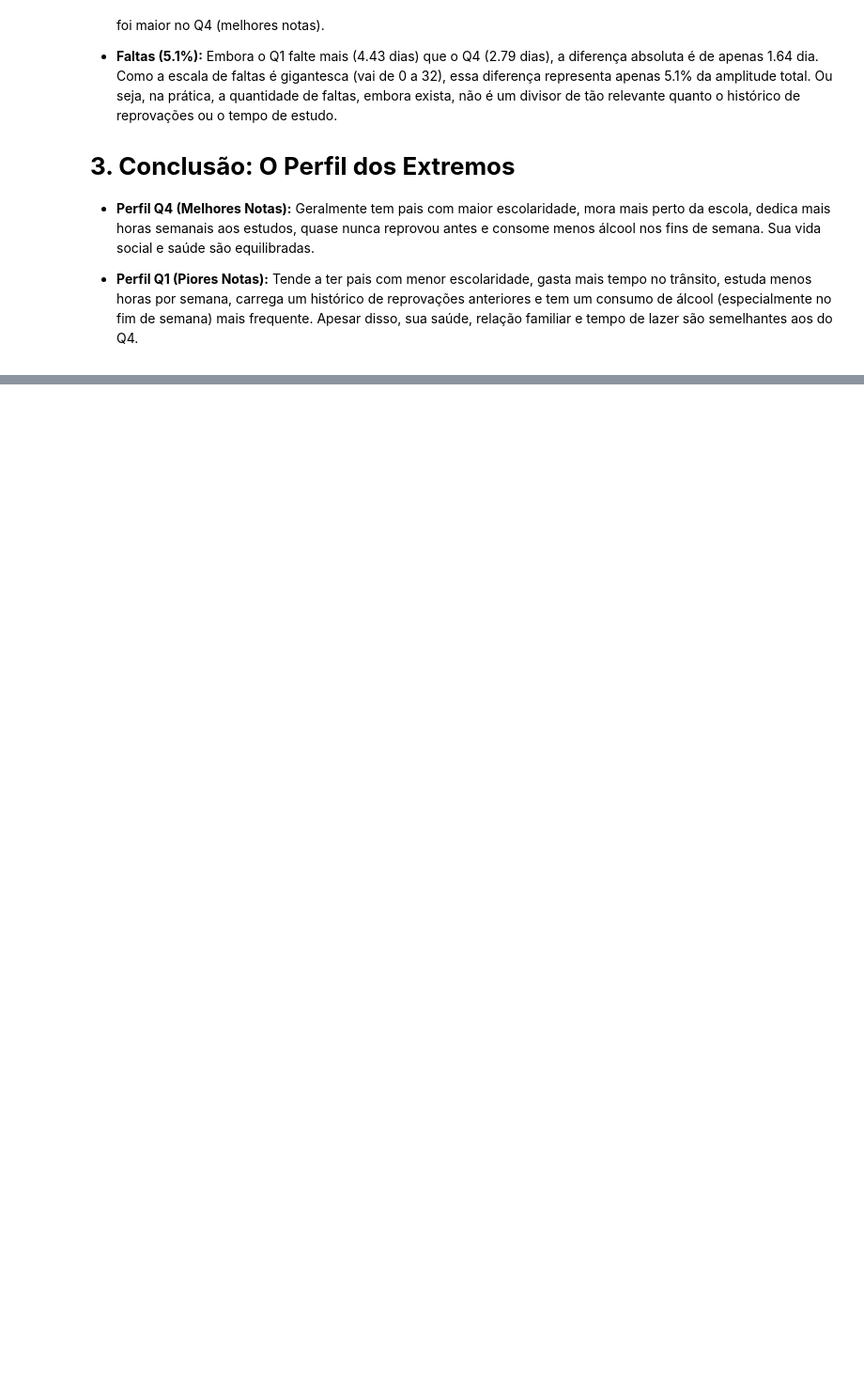
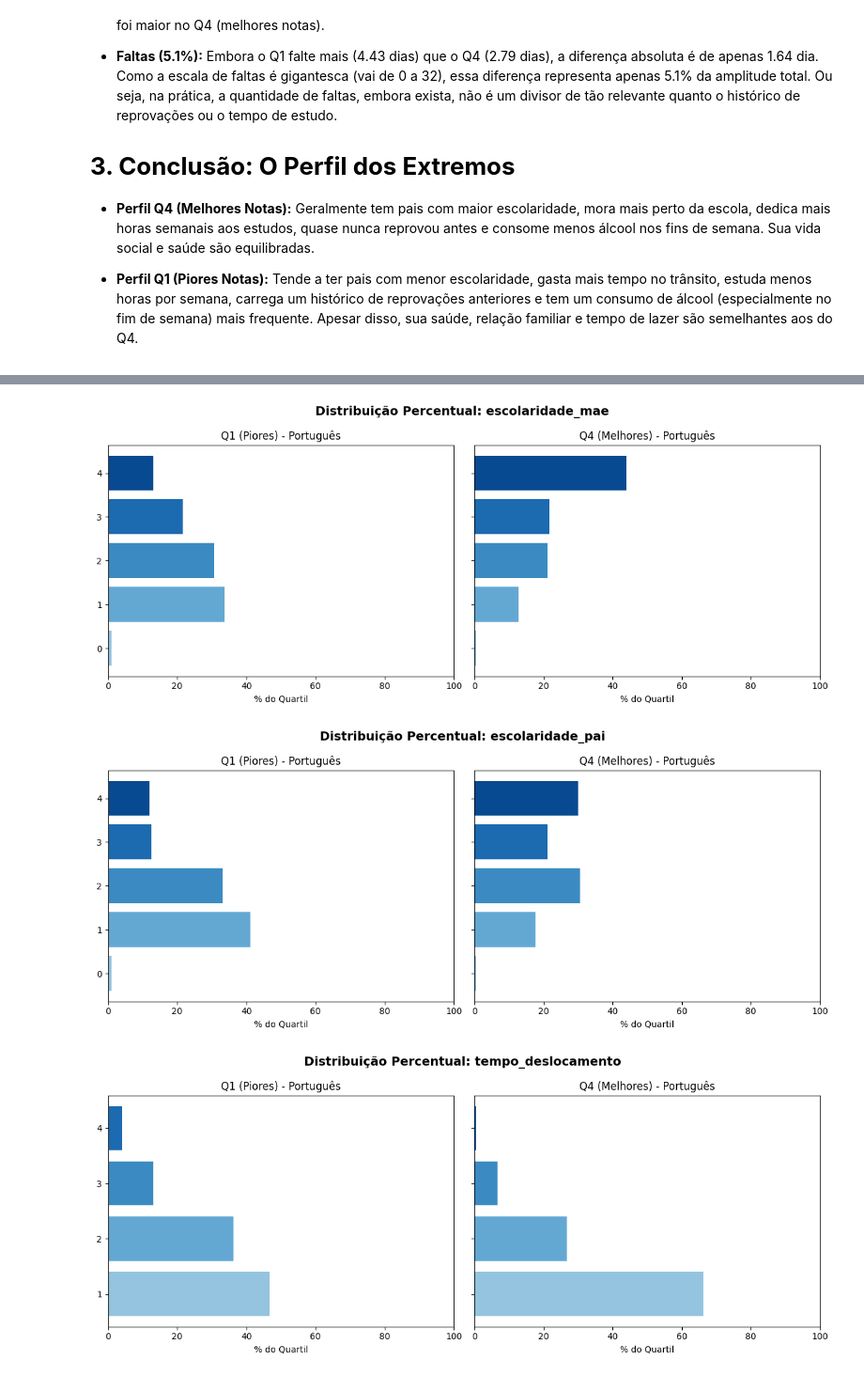
Before and after one commit to julialm-s/EDADatasetStudentAlcoholConsumption, a Jupyter notebook: filtragem_categoricas_numericas.ipynb, the cells around one changed output, grey strips where cells are left out. Shown at 94% size. Saved outputs shown, nothing was run; the diff lists cells and outputs as text; code cells hidden in the pictures; blank space fills up the shorter version.

Commit message:
update: definição dos quartis e amostragem da distribuição dos alunos nas categorias em porcentagem + plotagem gráfica das combinações entre alguns atributos + perguntas

```diff
--- a/filtragem_categoricas_numericas.ipynb
+++ b/filtragem_categoricas_numericas.ipynb
@@ -338,0 +229,62 @@ faltas                       | Q1= 5.31 | Q4= 4.16 | diff=-1.16 | rel=  1.5% ->
+# %%
+#eliminando as variáveis
+nao_passou = ['qualidade_relacao_familiar', 'tempo_livre', 'frequencia_saida_com_amigos', 'estado_saude_atual', 'faltas']
+d1 = d1.drop(columns=nao_passou, axis=1)
+# %%
+# definindo os quartis
+def plotar_empilhado_100(df, nome_dataset, variaveis):
+    q1_mask = df["media_notas"] <= df["media_notas"].quantile(0.25)
+    q4_mask = df["media_notas"] >= df["media_notas"].quantile(0.75)
+
+    df_q1 = df[q1_mask]
+    df_q4 = df[q4_mask]
+
+    cores = plt.cm.Blues(np.linspace(0.4, 0.9, 5))
+
+    for var in variaveis:
+        if var not in df.columns:
+            continue
+
+        c1 = df_q1[var].value_counts().sort_index()
+        c4 = df_q4[var].value_counts().sort_index()
+        categorias = sorted(set(c1.index).union(set(c4.index)))
+
+        # pula se tiver muitas categorias (como faltas)
+        if len(categorias) > 10:
+            continue
+
+        # calcula porcentagens
+        perc_q1 = [(c1.get(cat, 0) / len(df_q1) * 100) for cat in categorias]
+        perc_q4 = [(c4.get(cat, 0) / len(df_q4) * 100) for cat in categorias]
+
+        fig, (ax1, ax2) = plt.subplots(1, 2, figsize=(12, 5), sharey=True)
+
+        # Gráfico Q1
+        ax1.barh([str(c) for c in categorias], perc_q1, color=cores[:len(categorias)])
+        ax1.set_title(f'Q1 (Piores) - {nome_dataset}')
+        ax1.set_xlabel('% do Quartil')
+        ax1.set_xlim(0, 100)
+
+        # Gráfico Q4
+        ax2.barh([str(c) for c in categorias], perc_q4, color=cores[:len(categorias)])
+        ax2.set_title(f'Q4 (Melhores) - {nome_dataset}')
+        ax2.set_xlabel('% do Quartil')
+        ax2.set_xlim(0, 100)
+
+        fig.suptitle(f'Distribuição Percentual: {var}', fontsize=14, fontweight='bold')
+        plt.tight_layout()
+        plt.show()
+
+
+variaveis_analise = [
+    "escolaridade_mae", "escolaridade_pai", "tempo_deslocamento",
+    "tempo_semanal_estudo", "nº_reprovacoes", "consumo_alcool_semana",
+    "consumo_alcool_fim_de_semana"
+]
+
+
+plotar_empilhado_100(d1, "Português", variaveis_analise)
+# %% [output]
+[figure, added]
+[figure, added]
+[figure, added]
```
Also changed, not shown: parts of 8 cells of this notebook.
